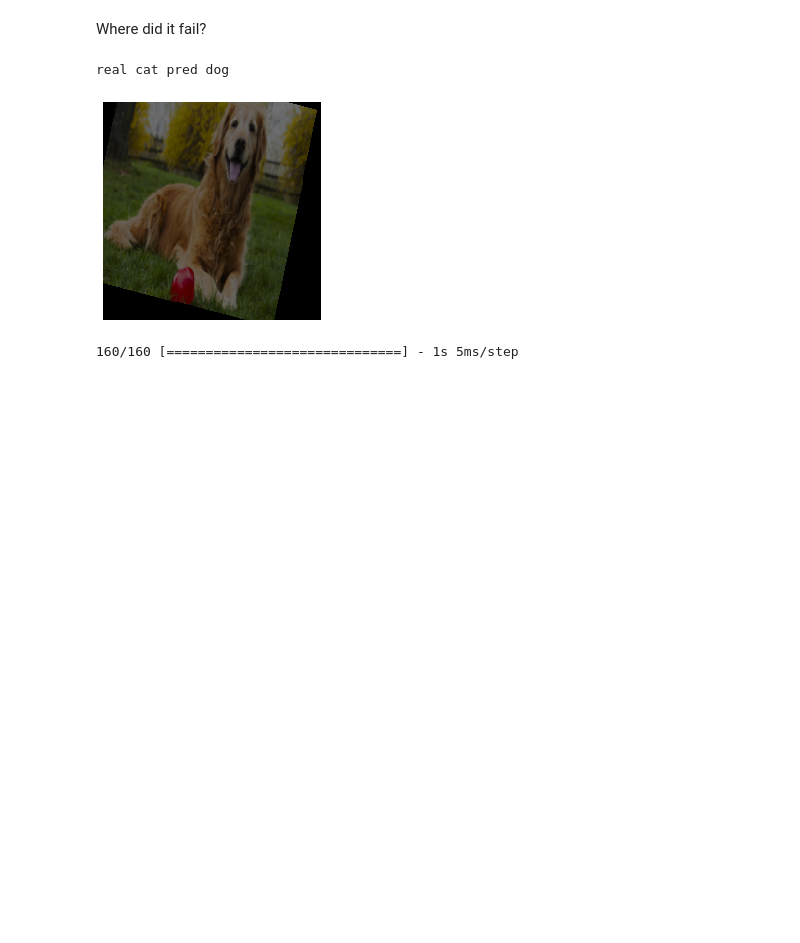
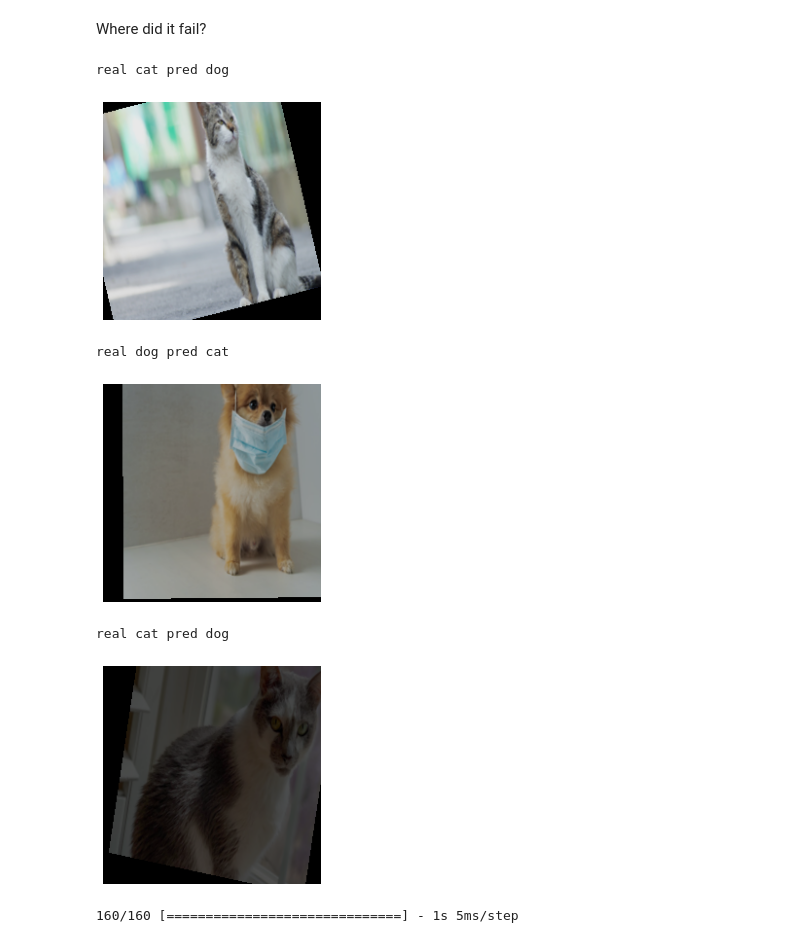
Before and after one commit to alexfc14/fancy-neural-networks, a Jupyter notebook: simple_gradcam_cat_vs_dog.ipynb, the cells around one changed output. Saved outputs shown, nothing was run; the diff lists cells and outputs as text; code cells hidden in the pictures; blank space fills up the shorter version.

```diff
--- a/simple_gradcam_cat_vs_dog.ipynb
+++ b/simple_gradcam_cat_vs_dog.ipynb
@@ -229,7 +193,7 @@ _________________________________________________________________
 ## Train
 # %%
 model.fit_generator(train_generator,
-                    epochs=75,
+                    epochs=12,
                     verbose=1,
                     steps_per_epoch= train_step_size,
                     validation_data=valid_generator,
@@ -250,8 +224,7 @@ def plot_learning_curve(model):
     """Display loss and metrics at each epoch of a keras model"""
     hist=pd.DataFrame(model.history.history)
     hist=hist.reset_index().rename({'index':'epochs'},axis='columns').set_index('epochs')
-    hist[['loss','val_'+'loss']].plot();plt.show()
-    for loss in model.metrics:
+    for loss in model.metrics_names:
         hist[[loss,'val_'+loss]].plot();plt.show()
 
 plot_learning_curve(model)
@@ -345,13 +277,17 @@ ax = plot_confusion_matrix(Y_valid, Y_pred_valid, classes=classes, normalize=Fal
 # %% [markdown]
 Where did it fail?
 # %%
-for x,y,y_pred in zip(X_train,Y_valid,Y_pred_valid):
+for x,y,y_pred in zip(X_valid,Y_valid,Y_pred_valid):
     if y!=y_pred:
         print('real',classes[y],'pred',classes[y_pred])
         plt.imshow(x);plt.axis('off');plt.show()
 # %% [output]
 real cat pred dog
-[figure, old version]
+[figure, new version]
+real dog pred cat
+[figure, added]
+real cat pred dog
+[figure, added]
 # %%
 data_train = [(x,y) for batch_x,batch_y in first(train_generator,20) for x,y in zip(batch_x,batch_y)]
 X_train = np.array([x for x,y in data_train])
```
Also changed, not shown: parts of 14 cells of this notebook.
